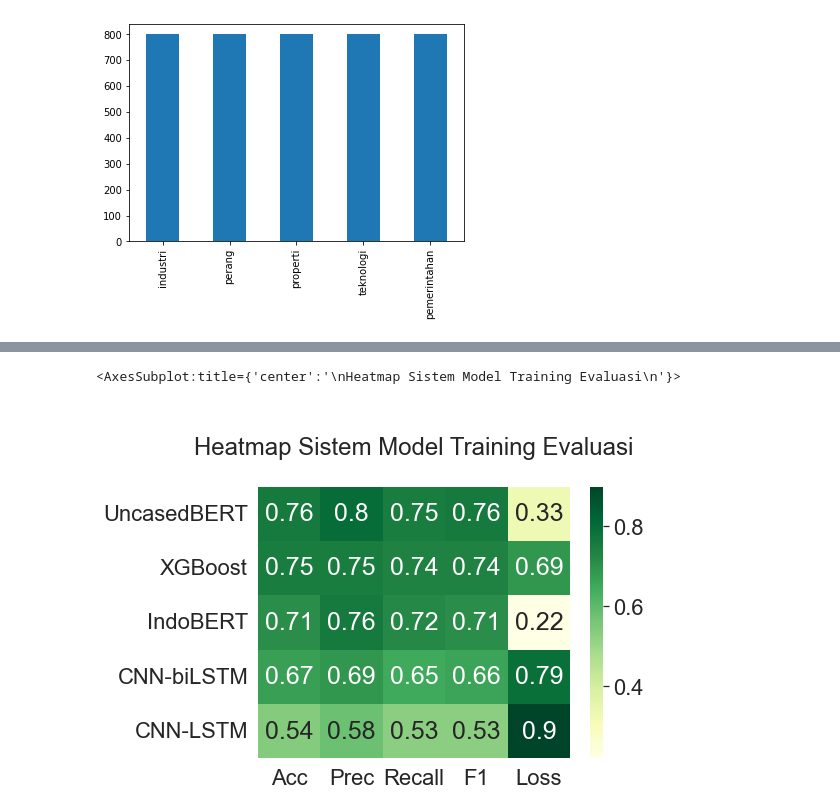
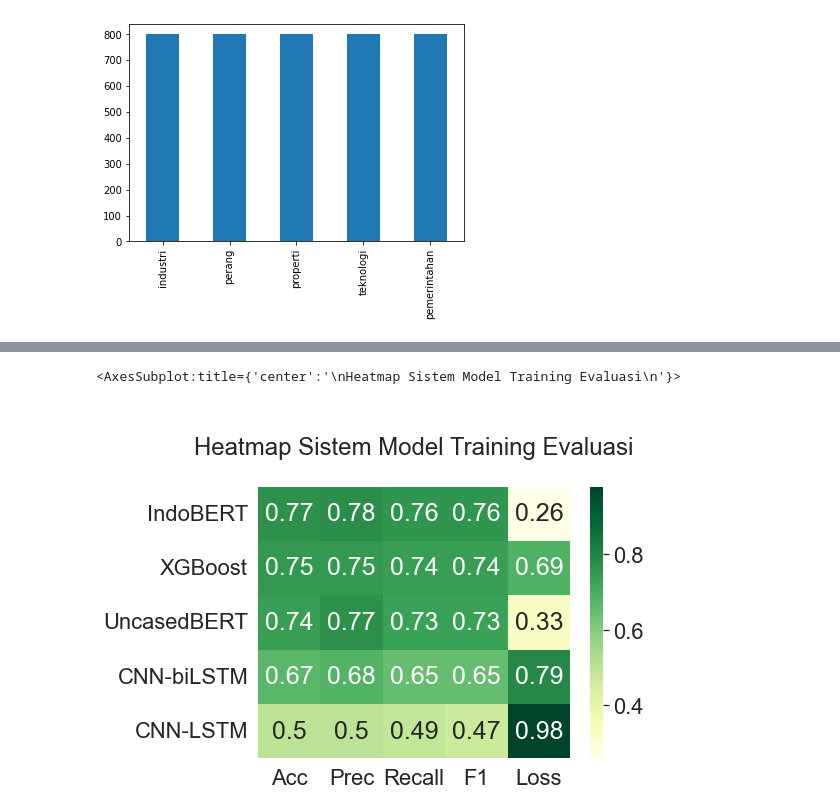
Before and after one commit to StandinXMahesa/NLPKlasifikasiKategori_Gemastik2022, a Jupyter notebook: src/visualization/visualization.ipynb, the cells around one changed output, grey strips where cells are left out. Drawn from its saved outputs; the diff is of its cells as text; code cells hidden in the pictures.

```diff
--- a/src/visualization/visualization.ipynb
+++ b/src/visualization/visualization.ipynb
@@ -40,16 +31,16 @@ xgboost = [0.75,0.75,0.74,0.74,0.69]
 # %%
 import numpy as np
 sns.set(font_scale=2.0)
 plt.figure(figsize=(7,5))
-data = np.array([[0.76,0.8,0.75,0.76,0.33],
+data = np.array([[0.77,0.78,0.76,0.76,0.26],
                  [0.75,0.75,0.74,0.74,0.69],
-                 [0.71,0.76,0.72,0.71,0.22],
-                 [0.67,0.69,0.65,0.66,0.79],
-                 [0.54,0.58,0.53,0.53,0.9]])
+                 [0.74,0.77,0.73,0.73,0.33],
+                 [0.67,0.68,0.65,0.65,0.79],
+                 [0.50,0.5,0.49,0.47,0.98]])
 plt.title("\nHeatmap Sistem Model Training Evaluasi\n")
-df = pd.DataFrame(data, index = ['UncasedBERT', 'XGBoost', 'IndoBERT', 'CNN-biLSTM', 'CNN-LSTM'],
+df = pd.DataFrame(data, index = ['IndoBERT', 'XGBoost', 'UncasedBERT', 'CNN-biLSTM', 'CNN-LSTM'],
                   columns= ['Acc','Prec','Recall','F1','Loss'])
 sns.heatmap(df,annot=True,cmap='YlGn',annot_kws={'size': 25})
 # %% [output]
 <AxesSubplot:title={'center':'\nHeatmap Sistem Model Training Evaluasi\n'}>
-[figure, old version]
+[figure, new version]
```
Also changed, not shown: parts of 2 cells of this notebook, 9 other files.
